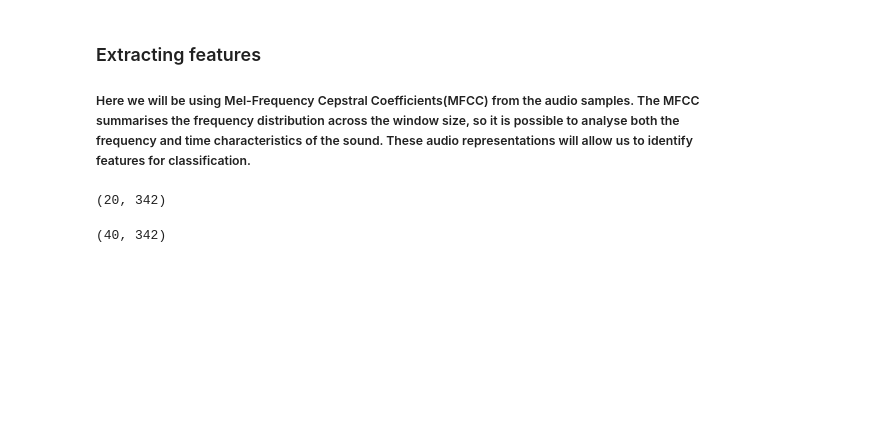
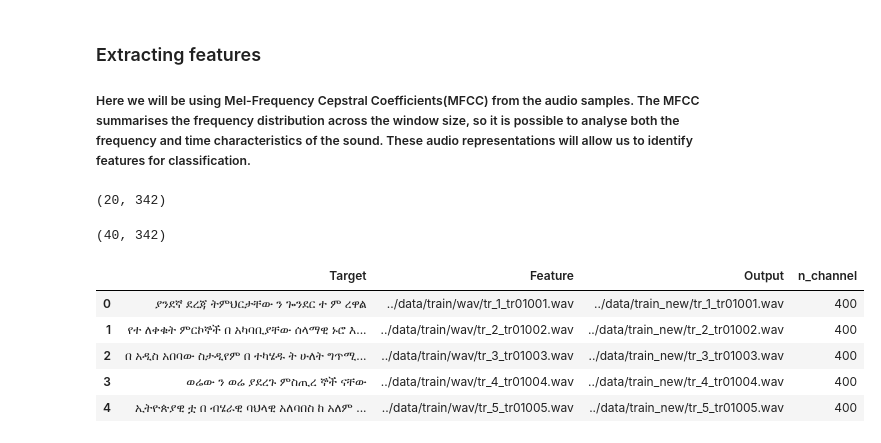
Before and after one commit to Micky373/speech_to_text, a Jupyter notebook: notebooks/featurization.ipynb, the cells around one changed output. Drawn from its saved outputs; the diff is of its cells as text; code cells hidden in the pictures; blank space fills up the shorter version.

Commit message:
Load and read the meta data

```diff
--- a/notebooks/featurization.ipynb
+++ b/notebooks/featurization.ipynb
@@ -63,3 +63,13 @@ def features_extractor(path):
     mfccs_scaled_features = np.mean(mfccs_features.T,axis=0)
 
     return mfccs_scaled_features
+# %%
+data = pd.read_csv('../data/meta_data.csv')
+data.head()
+# %% [output]
+|  | Target | Feature | Output | n_channel |
+| 0 | ያንደኛ ደረጃ ትምህርታቸው ን ጐንደር ተ ም ረዋል | ../data/train/wav/tr_1_tr01001.wav | ../data/train_new/tr_1_tr01001.wav | 400 |
+| 1 | የተ ለቀቁት ምርኮኞች በ አካባቢያቸው ሰላማዊ ኑሮ እ... | ../data/train/wav/tr_2_tr01002.wav | ../data/train_new/tr_2_tr01002.wav | 400 |
+| 2 | በ አዲስ አበባው ስታዲየም በ ተካሄዱ ት ሁለት ግጥሚ... | ../data/train/wav/tr_3_tr01003.wav | ../data/train_new/tr_3_tr01003.wav | 400 |
+| 3 | ወሬው ን ወሬ ያደረጉ ምስጢረ ኞች ናቸው | ../data/train/wav/tr_4_tr01004.wav | ../data/train_new/tr_4_tr01004.wav | 400 |
+| 4 | ኢትዮጵያዊ ቷ በ ብሄራዊ ባህላዊ አለባበስ ከ አለም ... | ../data/train/wav/tr_5_tr01005.wav | ../data/train_new/tr_5_tr01005.wav | 400 |
```
Also changed, not shown: 1 other file.
